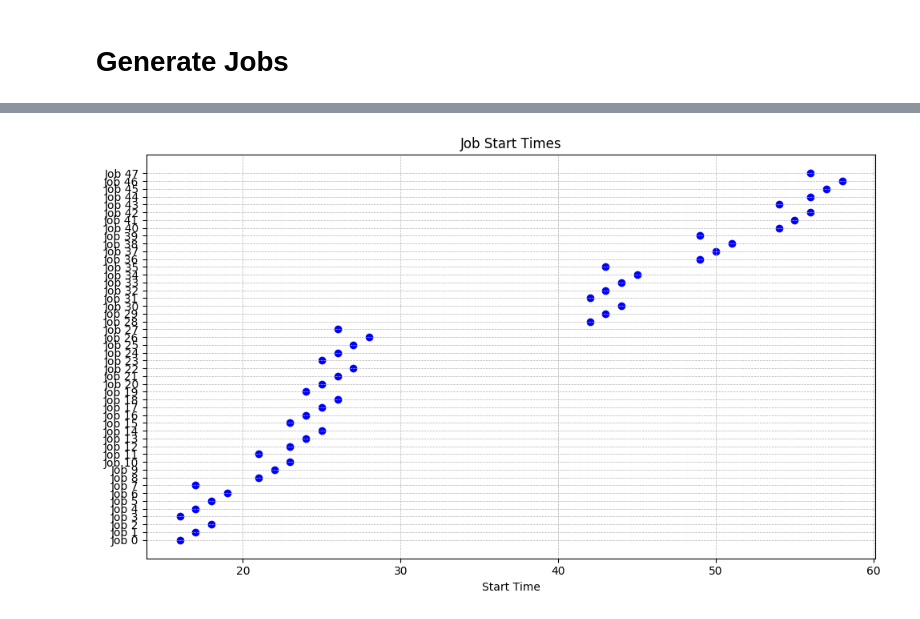
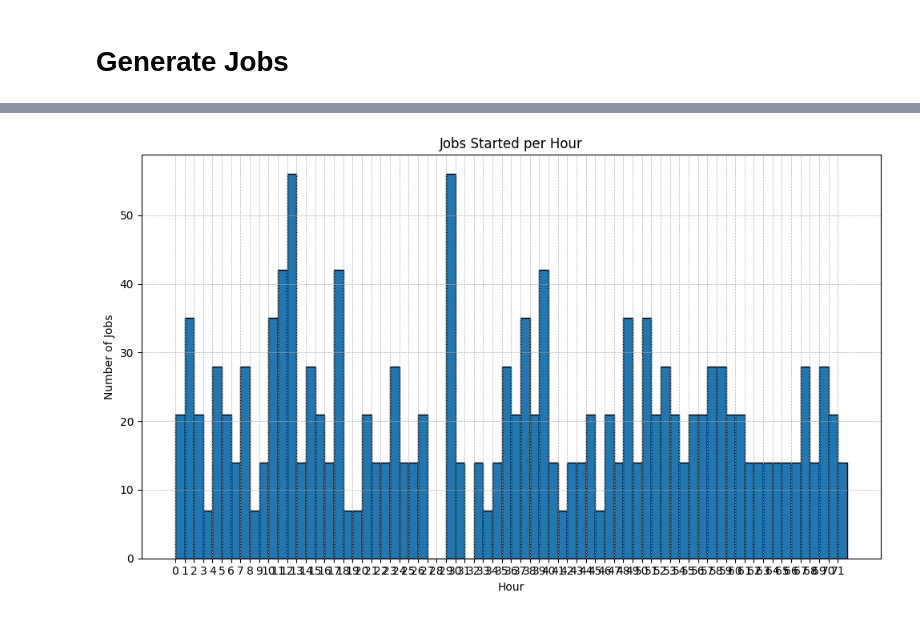
Before and after one commit to Naikelin/sched-sim, a Jupyter notebook: utils/workloads-gen/jobs_gen.ipynb, the cells around one changed output, grey strips where cells are left out. Drawn from its saved outputs; the diff is of its cells as text; code cells hidden in the pictures.

```diff
--- a/utils/workloads-gen/jobs_gen.ipynb
+++ b/utils/workloads-gen/jobs_gen.ipynb
@@ -22,3 +23,17 @@ import src.JobGenerator
+# %%
+#Generate file
+
+LOAD_FROM_FILE = False
+MAX_RESOURCES = 4
+
+prof_gen = ProfileGenerator(max_resources=MAX_RESOURCES)
+
+if(LOAD_FROM_FILE):
+    with open('profiles.json', 'r') as f:
+        json_str = f.read()
+        profiles = prof_gen.load_from_json(json_str)
+else:
+    profiles = prof_gen.generate(number_of_profiles=100, low_percent=0.6, med_percent=0.4, high_percent=0)
 # %% [markdown]
 # Generate Jobs
 # %%
@@ -53,29 +100,41 @@ job_gen.visualize_with_subtime_annotations_dot()
 # %%
 import matplotlib.pyplot as plt
 import json
+import numpy as np
 
-def plot_gantt_chart(file_path):
+def plot_jobs_per_hour(file_path):
     with open(file_path, 'r') as file:
         data = json.load(file)
 
     # Extrayendo información de los trabajos
     jobs = data['jobs']
-    job_ids = [job['id'] for job in jobs]
     start_times = [job['subtime'] for job in jobs]
+
+    # Convertir segundos a horas
+    start_times_in_hours = [time / 3600 for time in start_times]
+
+    # Determinar el rango de horas
+    min_hour = int(min(start_times_in_hours))
+    max_hour = int(max(start_times_in_hours)) + 1  # +1 para incluir la última hora
+
+    # Creando histograma
+    bins = np.arange(min_hour, max_hour + 1)  # +1 para el límite final
+    hist, bin_edges = np.histogram(start_times_in_hours, bins=bins)
 
     # Plot
     fig, ax = plt.subplots(figsize=(10, 6))
-    ax.scatter(start_times, job_ids, color='blue', marker='o')
-    ax.set_yticks(job_ids)
-    ax.set_yticklabels(['Job ' + str(i) for i in job_ids])
-    ax.set_xlabel('Start Time')
-    ax.set_title('Job Start Times')
+    ax.bar(bin_edges[:-1], hist, width=1, align='edge', edgecolor='black')
+    ax.set_xticks(bin_edges[:-1])
+    ax.set_xticklabels([f"{int(i)}" for i in bin_edges[:-1]])
+    ax.set_xlabel('Hour')
+    ax.set_ylabel('Number of Jobs')
+    ax.set_title('Jobs Started per Hour')
     ax.grid(True, which='both', linestyle='--', linewidth=0.5)
 
     plt.tight_layout()
     plt.show()
 
-# Usar la función para mostrar el gráfico de inicio de las tareas
-plot_gantt_chart('workload.json')
+# Usar la función para mostrar el gráfico por hora
+plot_jobs_per_hour('workload.json')
 # %% [output]
-[figure, old version]
+[figure, new version]
```
Also changed, not shown: parts of 6 cells of this notebook, 21 other files.
